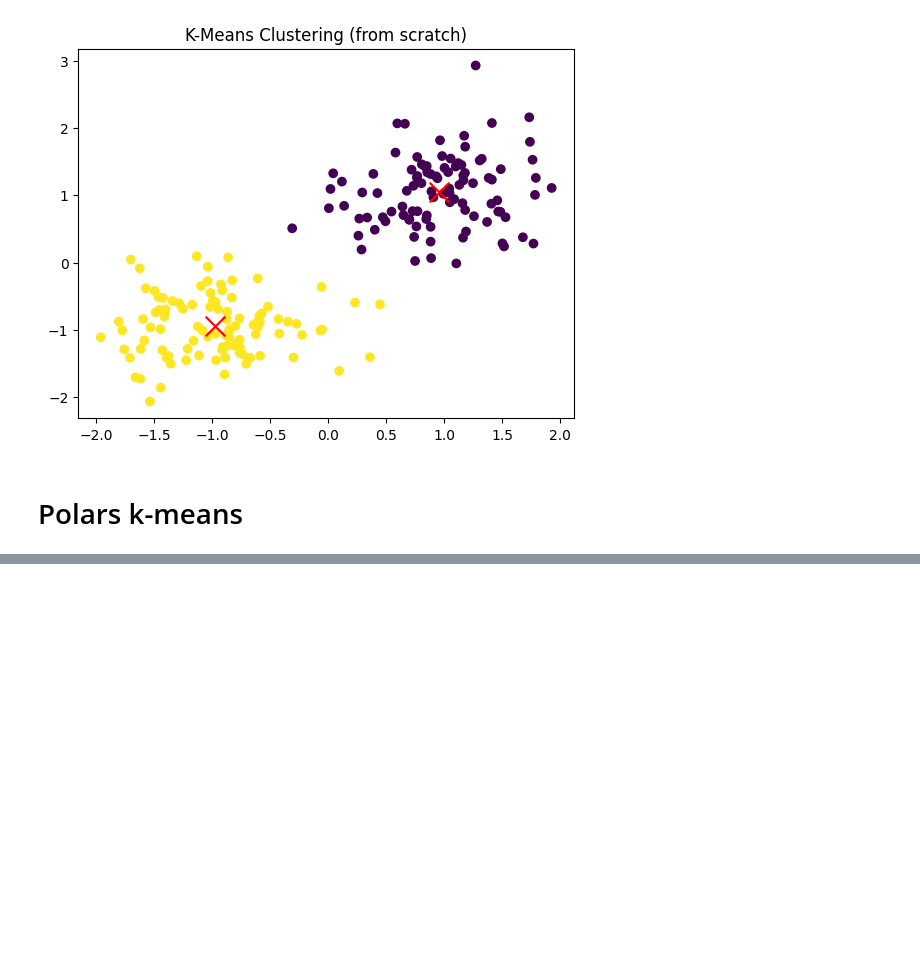
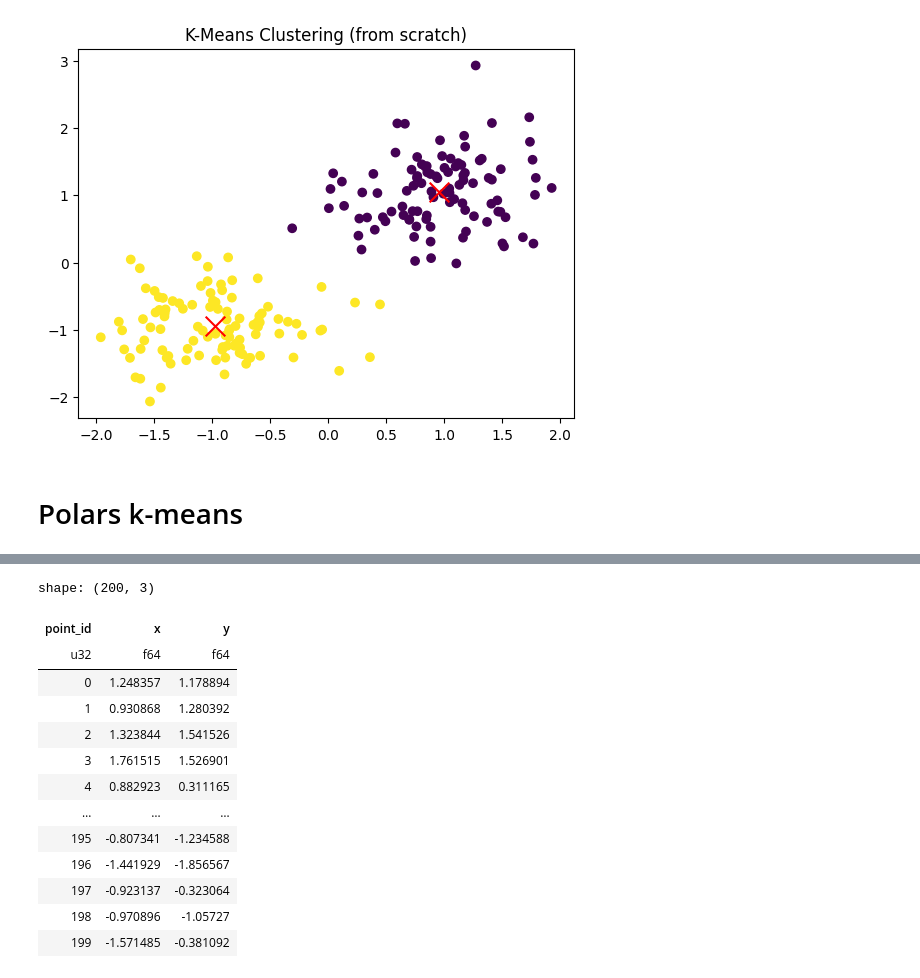
Before and after one commit to ongxuanhong/polar_duckdb_benchmarks, a Jupyter notebook: 04_kmeans.ipynb, the cells around one changed output, grey strips where cells are left out. Drawn from its saved outputs; the diff is of its cells as text; code cells hidden in the pictures; blank space fills up the shorter version.

```diff
--- a/04_kmeans.ipynb
+++ b/04_kmeans.ipynb
@@ -259,0 +177,35 @@ plt.show()
+# %%
+import polars as pl
+
+# Example dataset: Create some simple 2D data points
+np.random.seed(42)
+data = pd.DataFrame(
+    {
+        "x": np.concatenate(
+            [np.random.randn(100) * 0.5 + 1, np.random.randn(100) * 0.5 - 1]
+        ),
+        "y": np.concatenate(
+            [np.random.randn(100) * 0.5 + 1, np.random.randn(100) * 0.5 - 1]
+        ),
+    }
+)
+
+data = pl.DataFrame(data)
+data = data.with_row_index()
+data = data.rename({"index": "point_id"})
+data
+# %% [output]
+shape: (200, 3)
+| point_id | x | y |
+| u32 | f64 | f64 |
+| 0 | 1.248357 | 1.178894 |
+| 1 | 0.930868 | 1.280392 |
+| 2 | 1.323844 | 1.541526 |
+| 3 | 1.761515 | 1.526901 |
+| 4 | 0.882923 | 0.311165 |
+| … | … | … |
+| 195 | -0.807341 | -1.234588 |
+| 196 | -1.441929 | -1.856567 |
+| 197 | -0.923137 | -0.323064 |
+| 198 | -0.970896 | -1.05727 |
+| 199 | -1.571485 | -0.381092 |
```
Also changed, not shown: parts of 6 cells of this notebook.
